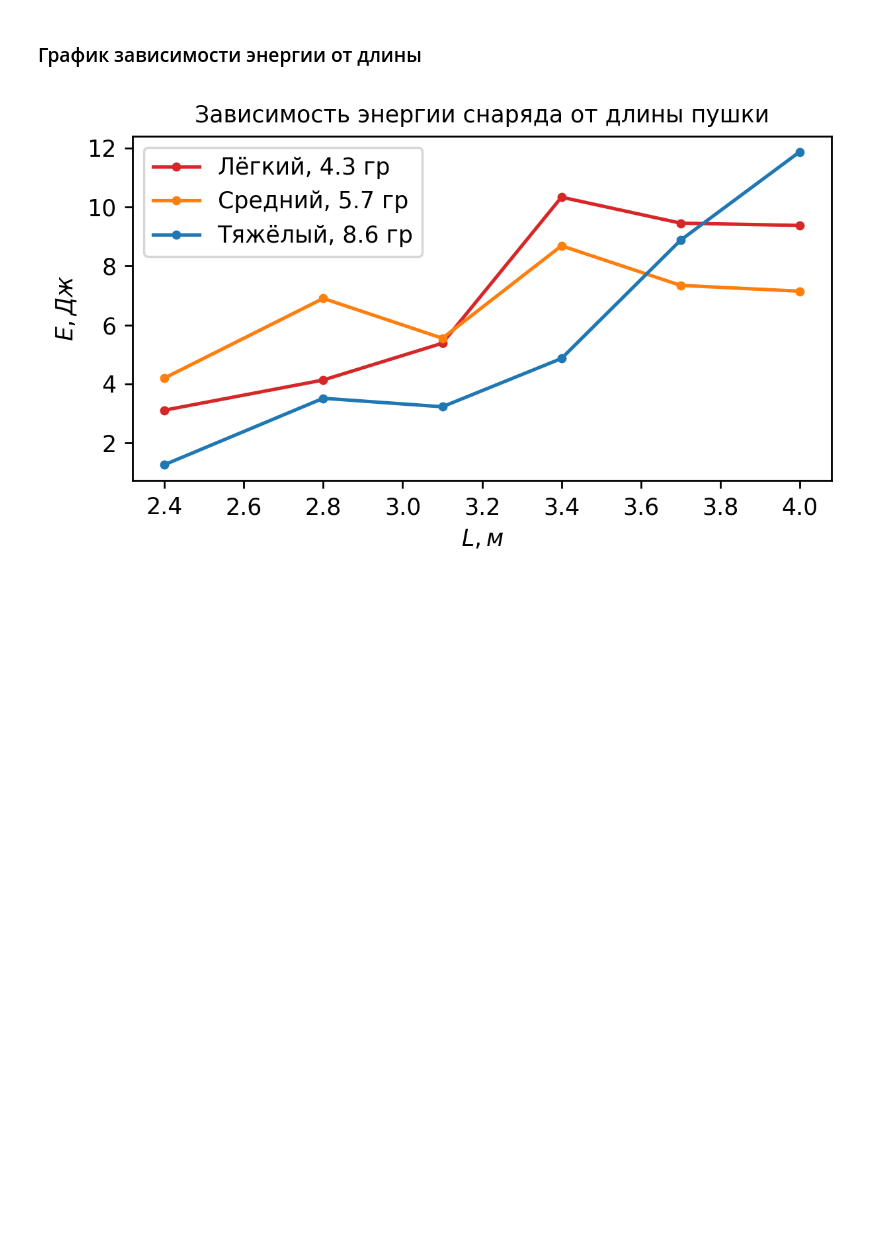
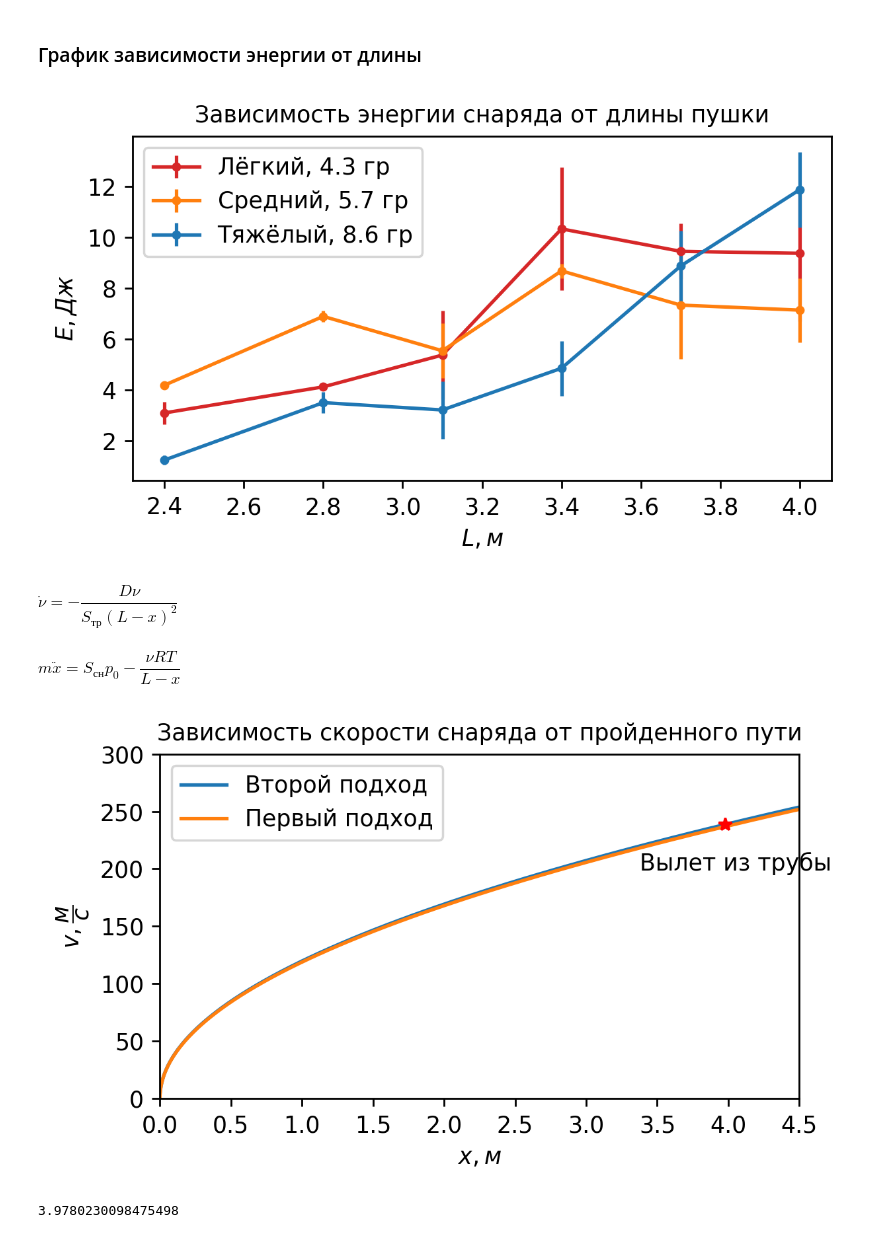
Before and after one commit to galera951/vacuum-cannon, a Jupyter notebook: data/plots.ipynb, the cells around one changed output. Cells and saved outputs as stored; diff of their text form; code cells hidden in the pictures; blank space fills up the shorter version.

```diff
--- a/data/plots.ipynb
+++ b/data/plots.ipynb
@@ -110,7 +121,9 @@ for bullet in bullets:
     label = f'{name}, {m*1e3:.1f} гр'
     color = bullet['color']
     av_velocity = bullet['velocity']['average']
-    plt.plot(lengths, (av_velocity ** 2) * m / 2, label=label, color=color, marker='.')
+    sigma = bullet['velocity']['sigma']
+
+    plt.errorbar(lengths, (m * av_velocity**2) / 2, label=label, color=color, marker='.', yerr=m * av_velocity * sigma)
 
 plt.xlabel('$L, м$')
 plt.ylabel('$E, Дж$')
@@ -119,4 +132,4 @@ plt.legend()
 plt.tight_layout()
 plt.savefig(out_path('E-on-L'))
 # %% [output]
-[figure, old version]
+[figure, new version]
@@ -122,0 +152,4 @@ plt.savefig(out_path('E-on-L'))
+# %% [markdown]
+$\dot{\nu} = -\dfrac{D\nu}{S_{тр}(L-x)^2}$
+# %% [markdown]
+$m\ddot{x} = S_{сн}p_0 - \dfrac{\nu RT}{L - x}$
@@ -122,0 +165,41 @@ plt.savefig(out_path('E-on-L'))
+# %%
+n0 = 8.29e-4
+x0 = 0
+v0 = 0
+
+S0 = (n0, x0, v0)
+# %%
+def dSdt(t, S):
+    n, x, v = S
+    return [
+            (-D*n) / (Str * ((L - x) ** 2) ),
+            v,
+            (Ssn * p0)/m - (n * R * T) / (m * (L - x))
+    ]
+# %%
+sol1 = odeint(dSdt, y0=S0, t=t, tfirst=True)
+# %%
+x = sol1.T[1]
+v = sol1.T[2]
+n = sol1.T[0]
+# %%
+plt.figure(figsize=fig_size, dpi=dpi)
+
+plt.plot(x, v, label="Второй подход")
+plt.plot(x, np.sqrt(2 * x * ( Ssn * (p0 * 0.985) / (m) - 0.238 * 9.81 ) ), label="Первый подход")
+plt.plot(x[66], v[66], "r*")
+plt.annotate(xy=(x[66]-0.6, v[66]-40), text="Вылет из трубы")
+
+plt.axis((0,4.5,0,300))
+plt.ylabel('$v, \dfrac{м}{с}$')
+plt.xlabel('$x, м$')
+plt.title('Зависимость скорости снаряда от пройденного пути', size='medium')
+plt.legend()
+plt.tight_layout()
+plt.savefig(out_path('2_v-on-x'))
+# %% [output]
+[figure, added]
+# %%
+x[66]
+# %% [output]
+3.9780230098475498
```
Also changed, not shown: parts of 8 cells of this notebook, 9 other files.
